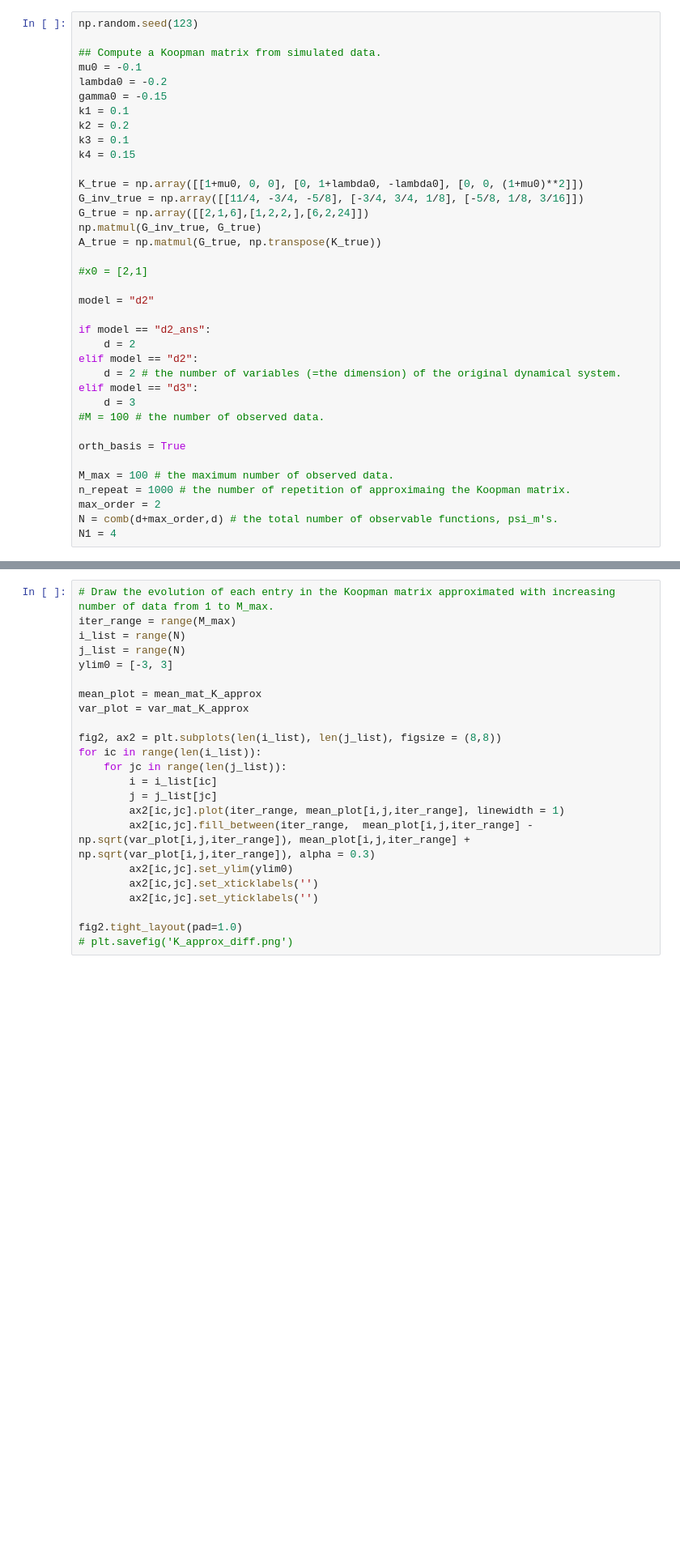
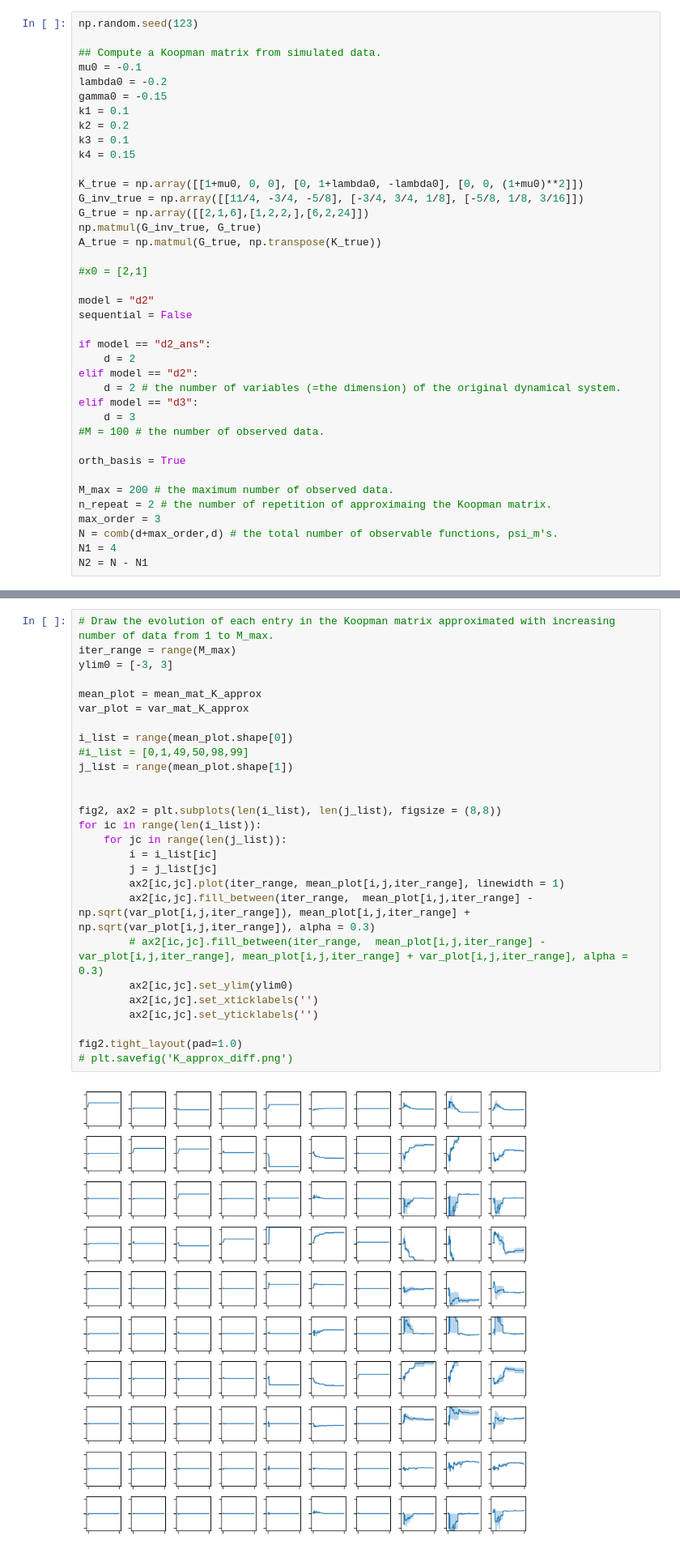
Before and after one commit to HyukpyoHong/Koopman-Operator, a Jupyter notebook: Toymodel_discrete_ortho_simple.ipynb, the cells around one changed output, grey strips where cells are left out. Shown: that part at 81% size. Drawn from its saved outputs; the diff is of its cells as text; blank space fills up the shorter version.

```diff
--- a/Toymodel_discrete_ortho_simple.ipynb
+++ b/Toymodel_discrete_ortho_simple.ipynb
@@ -153,6 +202,7 @@ A_true = np.matmul(G_true, np.transpose(K_true))
 #x0 = [2,1]
 
 model = "d2"
+sequential = False
 
 if model == "d2_ans":
     d = 2
@@ -164,11 +214,12 @@ elif model == "d3":
 
 orth_basis = True
 
-M_max = 100 # the maximum number of observed data.
-n_repeat = 1000 # the number of repetition of approximaing the Koopman matrix.
-max_order = 2
+M_max = 200 # the maximum number of observed data.
+n_repeat = 2 # the number of repetition of approximaing the Koopman matrix.
+max_order = 3
 N = comb(d+max_order,d) # the total number of observable functions, psi_m's.
 N1 = 4
+N2 = N - N1
 # %%
 K_approx_accum = np.zeros([N,N,M_max,n_repeat])
 G_approx_accum = np.zeros([N,N,M_max,n_repeat])
@@ -267,23 +449,29 @@ for ii in range(N):
 # %%
 # Draw the evolution of each entry in the Koopman matrix approximated with increasing number of data from 1 to M_max.
 iter_range = range(M_max)
-i_list = range(N)
-j_list = range(N)
 ylim0 = [-3, 3]
 
 mean_plot = mean_mat_K_approx
 var_plot = var_mat_K_approx
+
+i_list = range(mean_plot.shape[0])
+#i_list = [0,1,49,50,98,99]
+j_list = range(mean_plot.shape[1])
+
 
 fig2, ax2 = plt.subplots(len(i_list), len(j_list), figsize = (8,8))
 for ic in range(len(i_list)):
     for jc in range(len(j_list)):
         i = i_list[ic]
         j = j_list[jc]
         ax2[ic,jc].plot(iter_range, mean_plot[i,j,iter_range], linewidth = 1)
         ax2[ic,jc].fill_between(iter_range,  mean_plot[i,j,iter_range] - np.sqrt(var_plot[i,j,iter_range]), mean_plot[i,j,iter_range] + np.sqrt(var_plot[i,j,iter_range]), alpha = 0.3)
+        # ax2[ic,jc].fill_between(iter_range,  mean_plot[i,j,iter_range] - var_plot[i,j,iter_range], mean_plot[i,j,iter_range] + var_plot[i,j,iter_range], alpha = 0.3)
         ax2[ic,jc].set_ylim(ylim0)
         ax2[ic,jc].set_xticklabels('')
         ax2[ic,jc].set_yticklabels('')
 
 fig2.tight_layout(pad=1.0)
 # plt.savefig('K_approx_diff.png')
+# %% [output]
+[figure, added]
```
Also changed, not shown: parts of 6 cells of this notebook, 7 other files.
